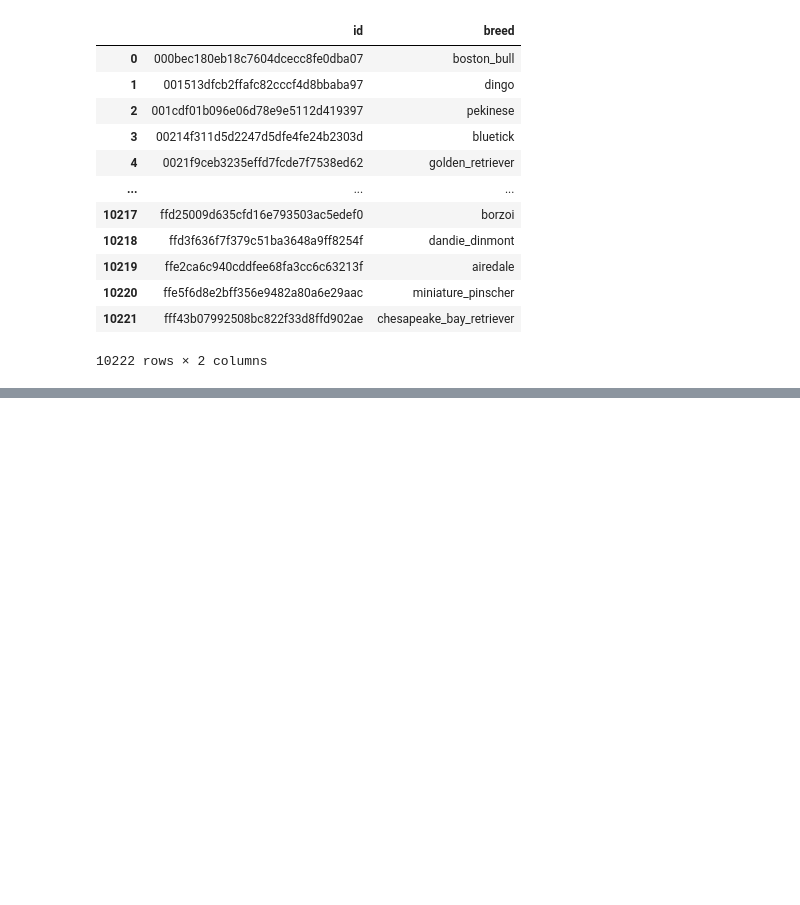
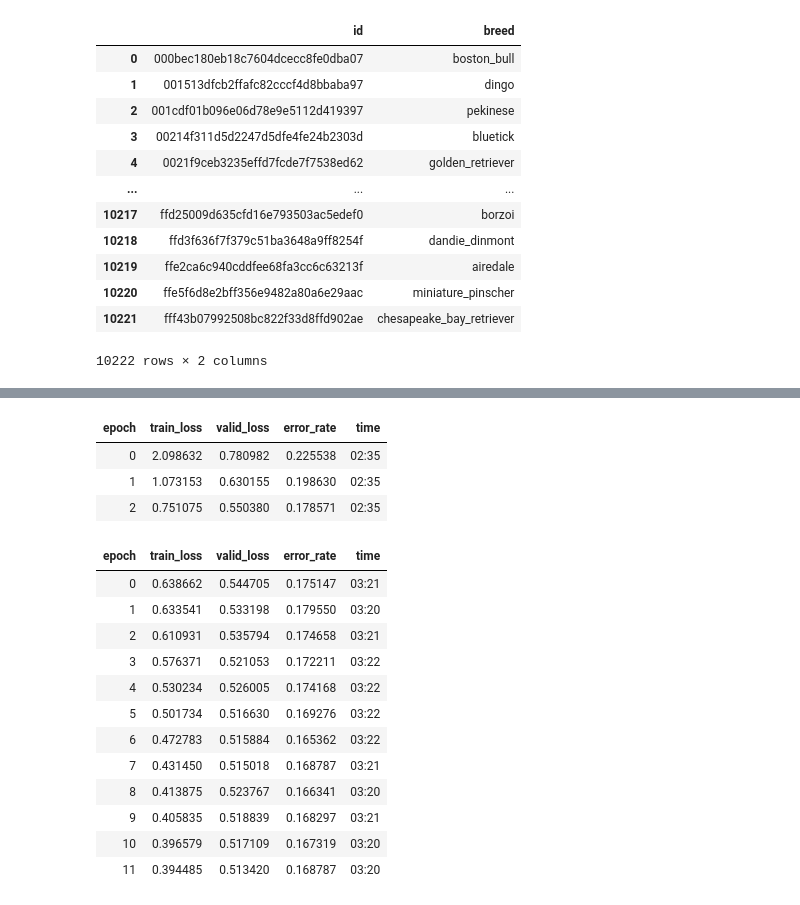
Before and after one commit to willystw/fastai-learning, a Jupyter notebook: dog-identification/Dog_Breed_Identification.ipynb, the cells around one changed output, grey strips where cells are left out. Saved outputs shown, nothing was run; the diff lists cells and outputs as text; code cells hidden in the pictures; blank space fills up the shorter version.

```diff
--- a/dog-identification/Dog_Breed_Identification.ipynb
+++ b/dog-identification/Dog_Breed_Identification.ipynb
@@ -116,0 +151,22 @@ Downloading: "https://download.pytorch.org/models/resnet34-b627a593.pth" to /roo
+# %%
+learn.fit_one_cycle(3, 3e-3)
+learn.unfreeze()
+learn.fit_one_cycle(12, lr_max=slice(1e-6,1e-4))
+# %% [output]
+| epoch | train_loss | valid_loss | error_rate | time |
+| 0 | 2.098632 | 0.780982 | 0.225538 | 02:35 |
+| 1 | 1.073153 | 0.630155 | 0.198630 | 02:35 |
+| 2 | 0.751075 | 0.550380 | 0.178571 | 02:35 |
+| epoch | train_loss | valid_loss | error_rate | time |
+| 0 | 0.638662 | 0.544705 | 0.175147 | 03:21 |
+| 1 | 0.633541 | 0.533198 | 0.179550 | 03:20 |
+| 2 | 0.610931 | 0.535794 | 0.174658 | 03:21 |
+| 3 | 0.576371 | 0.521053 | 0.172211 | 03:22 |
+| 4 | 0.530234 | 0.526005 | 0.174168 | 03:22 |
+| 5 | 0.501734 | 0.516630 | 0.169276 | 03:22 |
+| 6 | 0.472783 | 0.515884 | 0.165362 | 03:22 |
+| 7 | 0.431450 | 0.515018 | 0.168787 | 03:21 |
+| 8 | 0.413875 | 0.523767 | 0.166341 | 03:20 |
+| 9 | 0.405835 | 0.518839 | 0.168297 | 03:21 |
+| 10 | 0.396579 | 0.517109 | 0.167319 | 03:20 |
+| 11 | 0.394485 | 0.513420 | 0.168787 | 03:20 |
```
Also changed, not shown: parts of 8 cells of this notebook.
